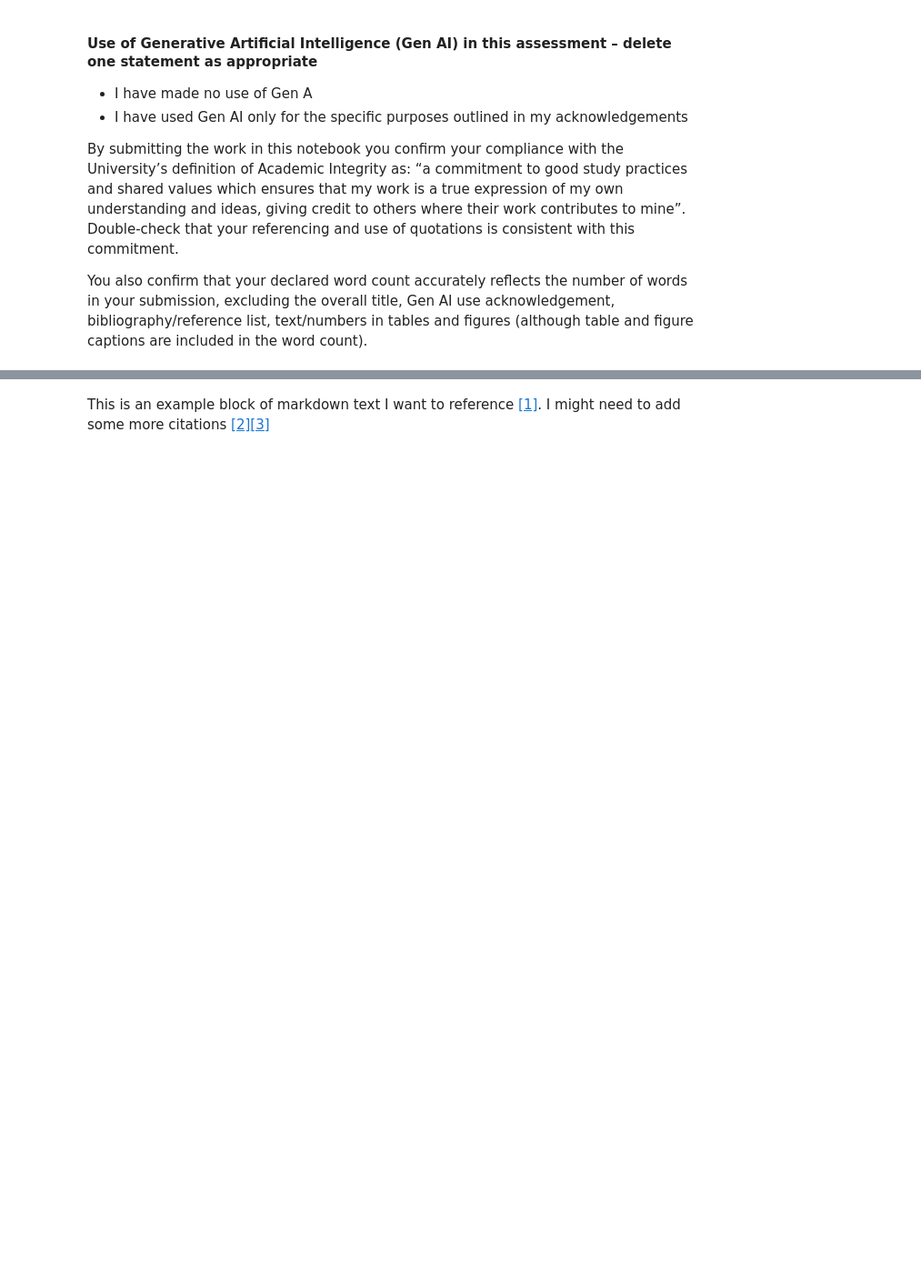
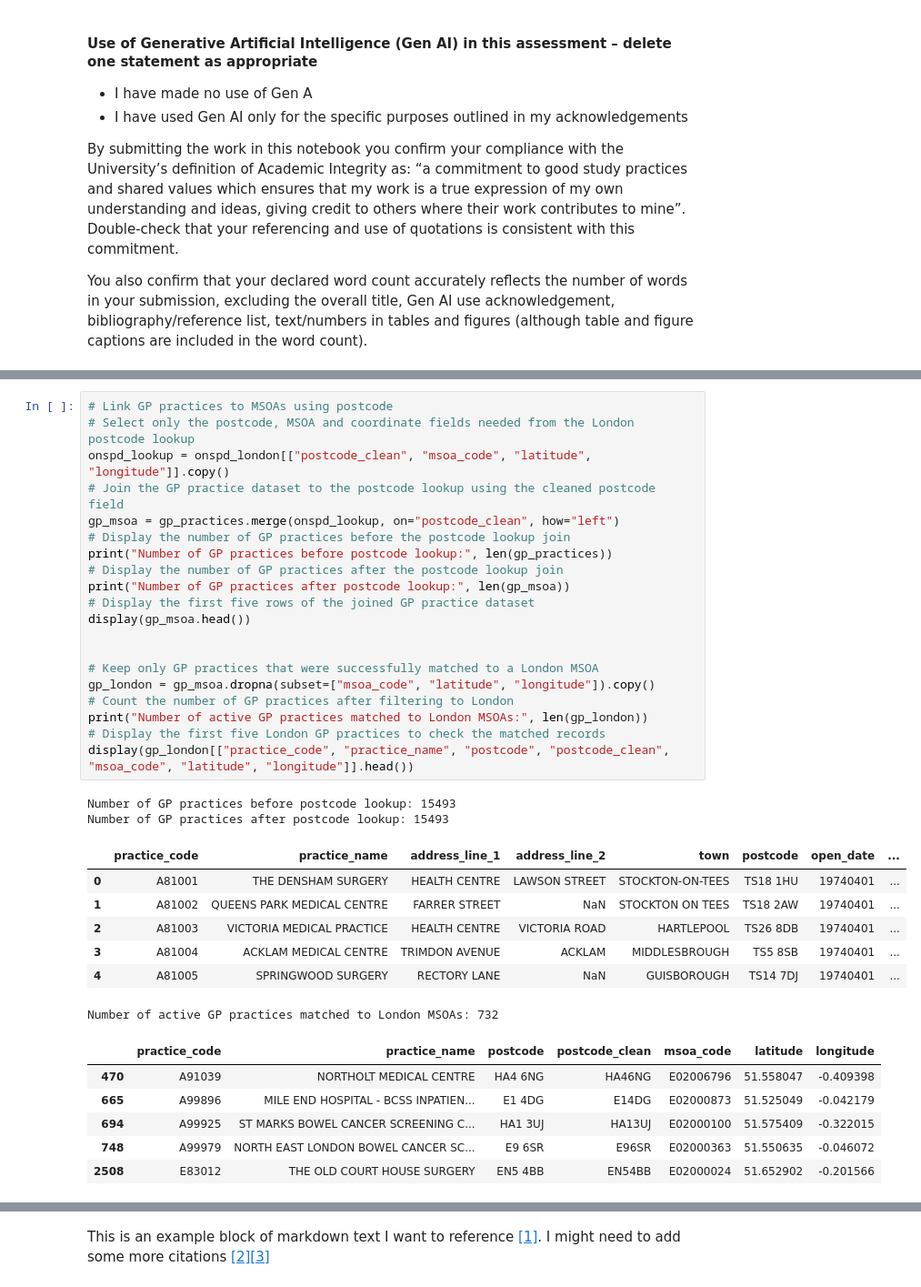
Before and after one commit to shuc9663-source/GEOG5990_Assignment2_201929754, a Jupyter notebook: GEOG5990M_Final_Project.ipynb, the cells around one changed output, grey strips where cells are left out. Shown at 91% size. Saved outputs shown, nothing was run; the diff lists cells and outputs as text; blank space fills up the shorter version.

```diff
--- a/GEOG5990M_Final_Project.ipynb
+++ b/GEOG5990M_Final_Project.ipynb
@@ -37,0 +219,36 @@ warnings.filterwarnings("ignore")
+# %%
+# Link GP practices to MSOAs using postcode
+# Select only the postcode, MSOA and coordinate fields needed from the London postcode lookup
+onspd_lookup = onspd_london[["postcode_clean", "msoa_code", "latitude", "longitude"]].copy()
+# Join the GP practice dataset to the postcode lookup using the cleaned postcode field
+gp_msoa = gp_practices.merge(onspd_lookup, on="postcode_clean", how="left")
+# Display the number of GP practices before the postcode lookup join
+print("Number of GP practices before postcode lookup:", len(gp_practices))
+# Display the number of GP practices after the postcode lookup join
+print("Number of GP practices after postcode lookup:", len(gp_msoa))
+# Display the first five rows of the joined GP practice dataset
+display(gp_msoa.head())
+
+
+# Keep only GP practices that were successfully matched to a London MSOA
+gp_london = gp_msoa.dropna(subset=["msoa_code", "latitude", "longitude"]).copy()
+# Count the number of GP practices after filtering to London
+print("Number of active GP practices matched to London MSOAs:", len(gp_london))
+# Display the first five London GP practices to check the matched records
+display(gp_london[["practice_code", "practice_name", "postcode", "postcode_clean", "msoa_code", "latitude", "longitude"]].head())
+# %% [output]
+Number of GP practices before postcode lookup: 15493
+Number of GP practices after postcode lookup: 15493
+|  | practice_code | practice_name | address_line_1 | address_line_2 | town | postcode | open_date | ... |
+| 0 | A81001 | THE DENSHAM SURGERY | HEALTH CENTRE | LAWSON STREET | STOCKTON-ON-TEES | TS18 1HU | 19740401 | ... |
+| 1 | A81002 | QUEENS PARK MEDICAL CENTRE | FARRER STREET | NaN | STOCKTON ON TEES | TS18 2AW | 19740401 | ... |
+| 2 | A81003 | VICTORIA MEDICAL PRACTICE | HEALTH CENTRE | VICTORIA ROAD | HARTLEPOOL | TS26 8DB | 19740401 | ... |
+| 3 | A81004 | ACKLAM MEDICAL CENTRE | TRIMDON AVENUE | ACKLAM | MIDDLESBROUGH | TS5 8SB | 19740401 | ... |
+| 4 | A81005 | SPRINGWOOD SURGERY | RECTORY LANE | NaN | GUISBOROUGH | TS14 7DJ | 19740401 | ... |
+Number of active GP practices matched to London MSOAs: 732
+|  | practice_code | practice_name | postcode | postcode_clean | msoa_code | latitude | longitude |
+| 470 | A91039 | NORTHOLT MEDICAL CENTRE | HA4 6NG | HA46NG | E02006796 | 51.558047 | -0.409398 |
+| 665 | A99896 | MILE END HOSPITAL - BCSS INPATIEN... | E1 4DG | E14DG | E02000873 | 51.525049 | -0.042179 |
+| 694 | A99925 | ST MARKS BOWEL CANCER SCREENING C... | HA1 3UJ | HA13UJ | E02000100 | 51.575409 | -0.322015 |
+| 748 | A99979 | NORTH EAST LONDON BOWEL CANCER SC... | E9 6SR | E96SR | E02000363 | 51.550635 | -0.046072 |
+| 2508 | E83012 | THE OLD COURT HOUSE SURGERY | EN5 4BB | EN54BB | E02000024 | 51.652902 | -0.201566 |
```
Also changed, not shown: parts of 5 cells of this notebook.
